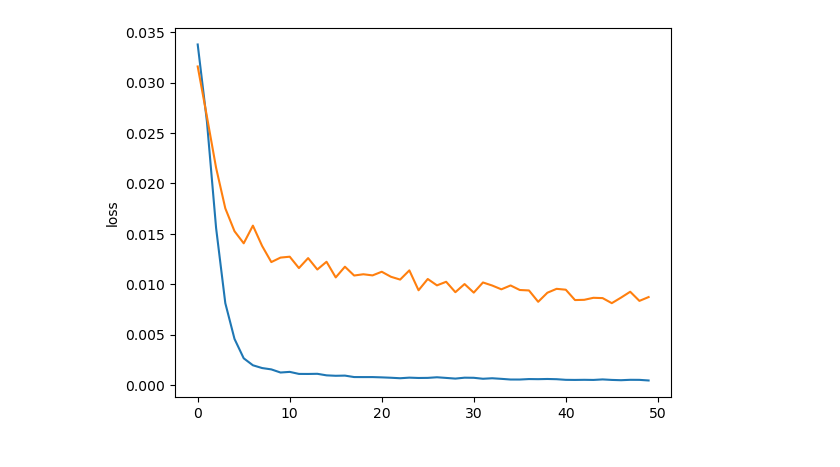
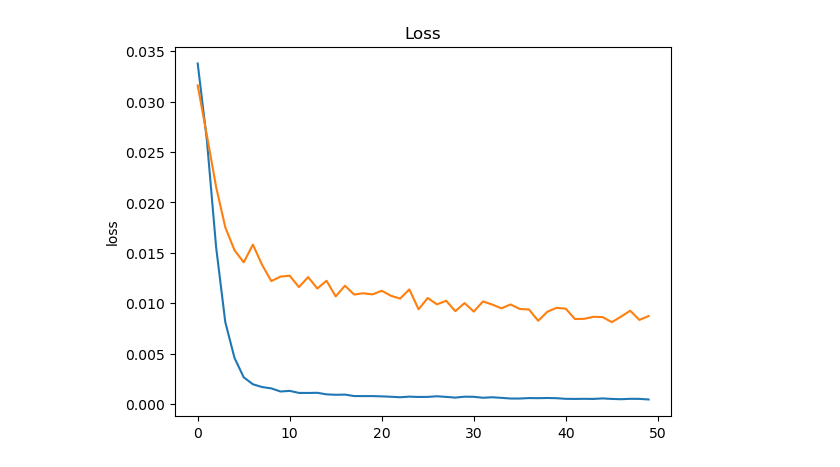
Before and after one commit to hiyuantang/FAU_Dataset, a Jupyter notebook: code/vis_maemse.ipynb, the cells around one changed output. Drawn from its saved outputs; the diff is of its cells as text; code cells hidden in the pictures.

```diff
--- a/code/vis_maemse.ipynb
+++ b/code/vis_maemse.ipynb
@@ -7,23 +7,26 @@ from torchvision import datasets, models, transforms
 from vgg_face import *
 from FAUDataset import *
 import matplotlib.pyplot as plt
+# %%
+def plot_loss(contents):
+    train_loss_list = []
+    for i in range(len(contents)):
+        if 'train_loss' in contents[i]:
+            train_loss_list.append(float(contents[i][contents[i].index(':')+1:]))
+
+    test_loss_list = []
+    for i in range(len(contents)):
+        if 'test_loss' in contents[i]:
+            test_loss_list.append(float(contents[i][contents[i].index(':')+1:]))
+
+    plt.plot(train_loss_list)
+    plt.plot(test_loss_list)
+    plt.ylabel('loss')
+    plt.title('Loss')
+    plt.show()
 # %%
 with open('D:/GitHub/FAU_Dataset/code/results_r66/results.txt') as f:
     lines = f.readlines()
+plot_loss(lines)
+# %% [output]
+[figure, added]
-# %%
-train_loss_list = []
-for i in range(len(lines)):
-    if 'train_loss' in lines[i]:
-        train_loss_list.append(float(lines[i][lines[i].index(':')+1:]))
-
-test_loss_list = []
-for i in range(len(lines)):
-    if 'test_loss' in lines[i]:
-        test_loss_list.append(float(lines[i][lines[i].index(':')+1:]))
-
-plt.plot(train_loss_list)
-plt.plot(test_loss_list)
-plt.ylabel('loss')
-plt.show()
-# %% [output]
-[figure, removed]
```
Also changed, not shown: parts of 1 cell of this notebook.
